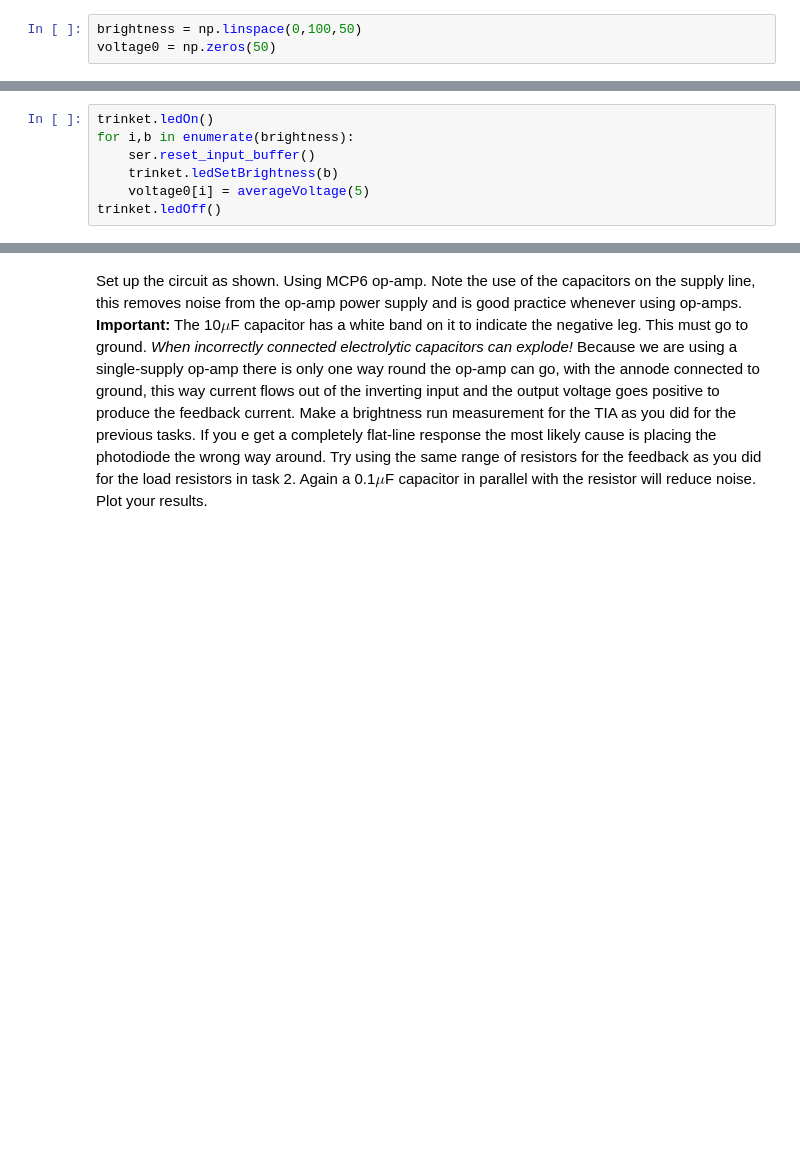
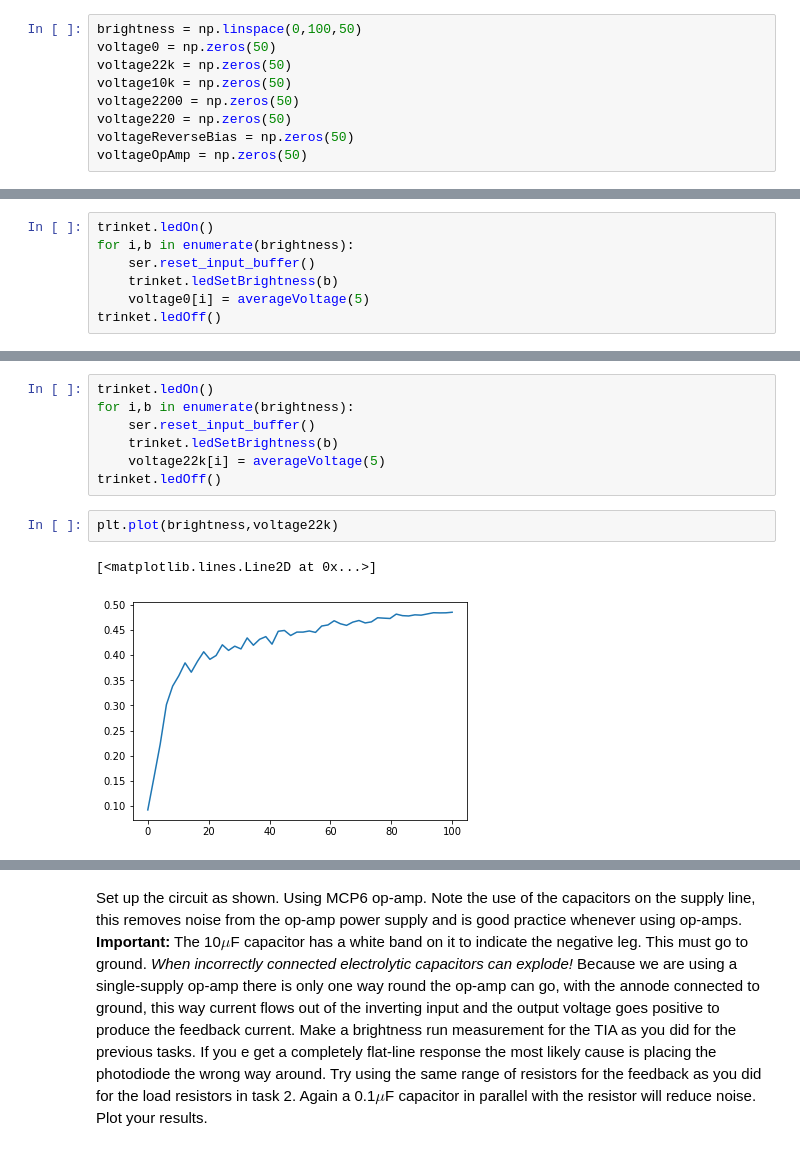
Before and after one commit to jhoyland/PHYS3710F22, a Jupyter notebook: Lab2.ipynb, the cells around one changed output, grey strips where cells are left out. Drawn from its saved outputs; the diff is of its cells as text; blank space fills up the shorter version.

```diff
--- a/Lab2.ipynb
+++ b/Lab2.ipynb
@@ -55,6 +55,12 @@ Make a an array of brightnesses and another for output voltages
 # %%
 brightness = np.linspace(0,100,50)
 voltage0 = np.zeros(50)
+voltage22k = np.zeros(50)
+voltage10k = np.zeros(50)
+voltage2200 = np.zeros(50)
+voltage220 = np.zeros(50)
+voltageReverseBias = np.zeros(50)
+voltageOpAmp = np.zeros(50)
 # %% [markdown]
 ## Task 1: Open circuit voltage
 
@@ -81,3 +92,15 @@ We will continue to work in _photovoltaic mode_ by adding an external load resit
 Make a plot containing the open circuit brightness-voltage curve as well as these four curves. Comment on the shape and magnitudes in these plots. How does it compare with the modelled values from Assignment 1 where we were looking at a similar setup?
 
 ![Photovoltaic mode](Photodiode-loaded.png "Photovoltaic mode circuit")
+# %%
+trinket.ledOn()
+for i,b in enumerate(brightness):
+    ser.reset_input_buffer()
+    trinket.ledSetBrightness(b)
+    voltage22k[i] = averageVoltage(5)
+trinket.ledOff()
+# %%
+plt.plot(brightness,voltage22k)
+# %% [output]
+[<matplotlib.lines.Line2D at 0x...>]
+[figure, added]
```
Also changed, not shown: parts of 13 cells of this notebook.
